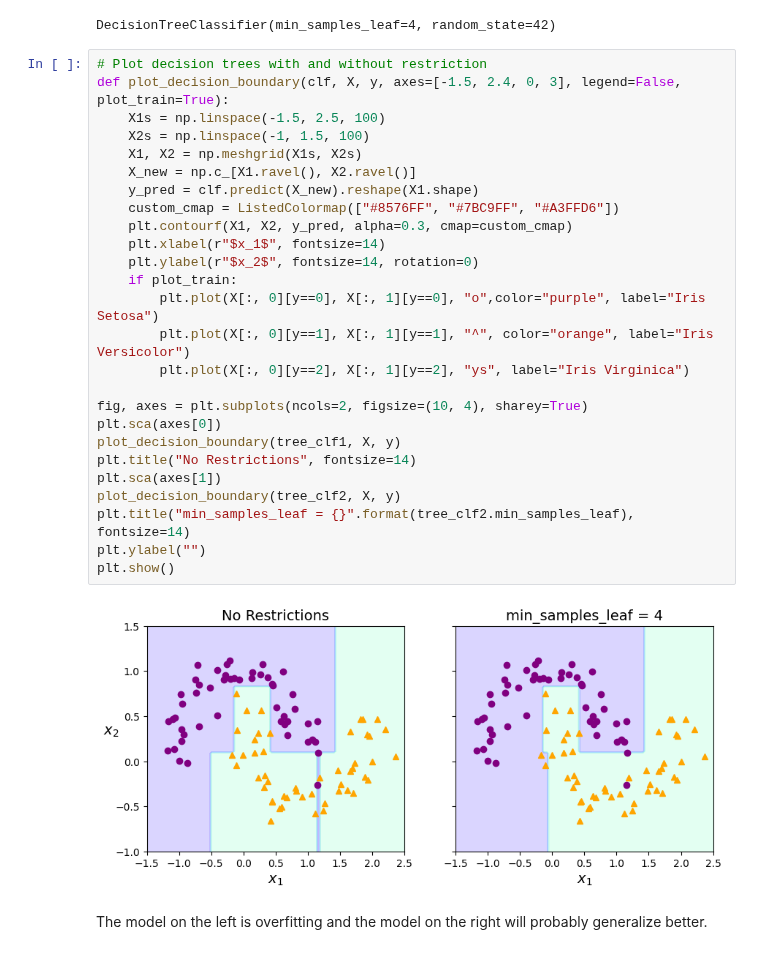
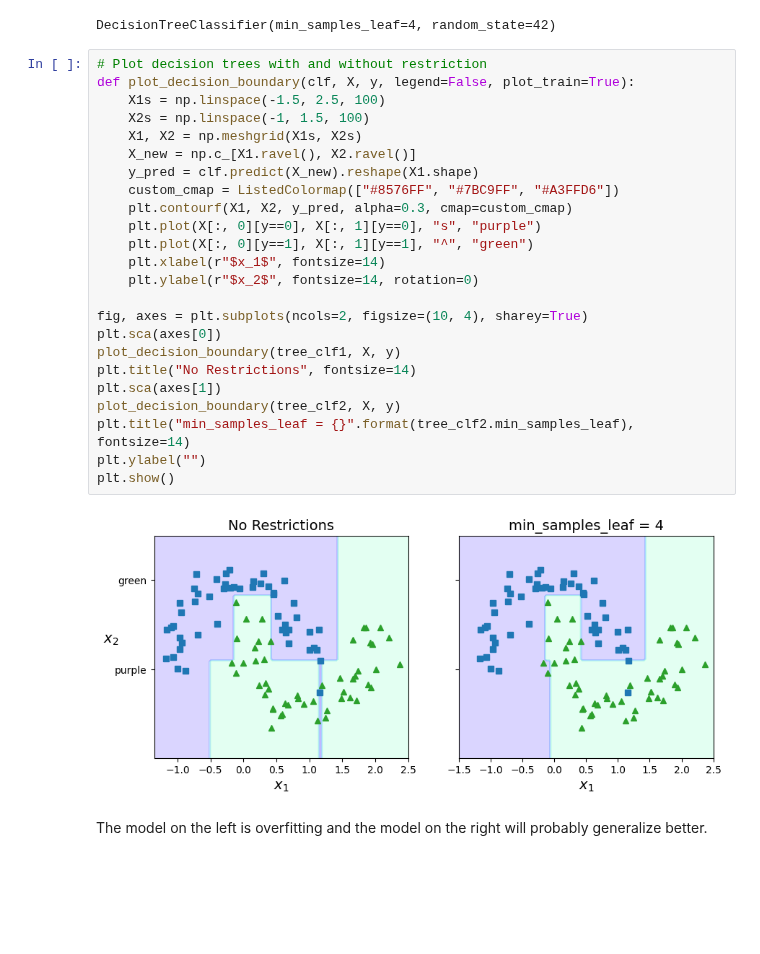
Before and after one commit to tanjatom/MachineLearning, a Jupyter notebook: Classification/toy_dataset_moons_classification.ipynb, the cells around one changed output. Saved outputs shown, nothing was run; the diff lists cells and outputs as text; blank space fills up the shorter version.

```diff
--- a/Classification/toy_dataset_moons_classification.ipynb
+++ b/Classification/toy_dataset_moons_classification.ipynb
@@ -161,32 +161,30 @@ tree_clf2.fit(X, y)
 DecisionTreeClassifier(min_samples_leaf=4, random_state=42)
 # %%
 # Plot decision trees with and without restriction
-def plot_decision_boundary(clf, X, y, axes=[-1.5, 2.4, 0, 3], legend=False, plot_train=True):
+def plot_decision_boundary(clf, X, y, legend=False, plot_train=True):
     X1s = np.linspace(-1.5, 2.5, 100)
     X2s = np.linspace(-1, 1.5, 100)
     X1, X2 = np.meshgrid(X1s, X2s)
     X_new = np.c_[X1.ravel(), X2.ravel()]
     y_pred = clf.predict(X_new).reshape(X1.shape)
     custom_cmap = ListedColormap(["#8576FF", "#7BC9FF", "#A3FFD6"])
     plt.contourf(X1, X2, y_pred, alpha=0.3, cmap=custom_cmap)
+    plt.plot(X[:, 0][y==0], X[:, 1][y==0], "s", "purple")
+    plt.plot(X[:, 0][y==1], X[:, 1][y==1], "^", "green")
     plt.xlabel(r"$x_1$", fontsize=14)
     plt.ylabel(r"$x_2$", fontsize=14, rotation=0)
-    if plot_train:
-        plt.plot(X[:, 0][y==0], X[:, 1][y==0], "o",color="purple", label="Iris Setosa")
-        plt.plot(X[:, 0][y==1], X[:, 1][y==1], "^", color="orange", label="Iris Versicolor")
-        plt.plot(X[:, 0][y==2], X[:, 1][y==2], "ys", label="Iris Virginica")
 
 fig, axes = plt.subplots(ncols=2, figsize=(10, 4), sharey=True)
 plt.sca(axes[0])
 plot_decision_boundary(tree_clf1, X, y)
 plt.title("No Restrictions", fontsize=14)
 plt.sca(axes[1])
 plot_decision_boundary(tree_clf2, X, y)
 plt.title("min_samples_leaf = {}".format(tree_clf2.min_samples_leaf), fontsize=14)
 plt.ylabel("")
 plt.show()
 # %% [output]
-[figure, old version]
+[figure, new version]
 # %% [markdown]
 The model on the left is overfitting and the model on the right will probably generalize better.
 # %% [markdown]
```
Also changed, not shown: parts of 25 cells of this notebook.
